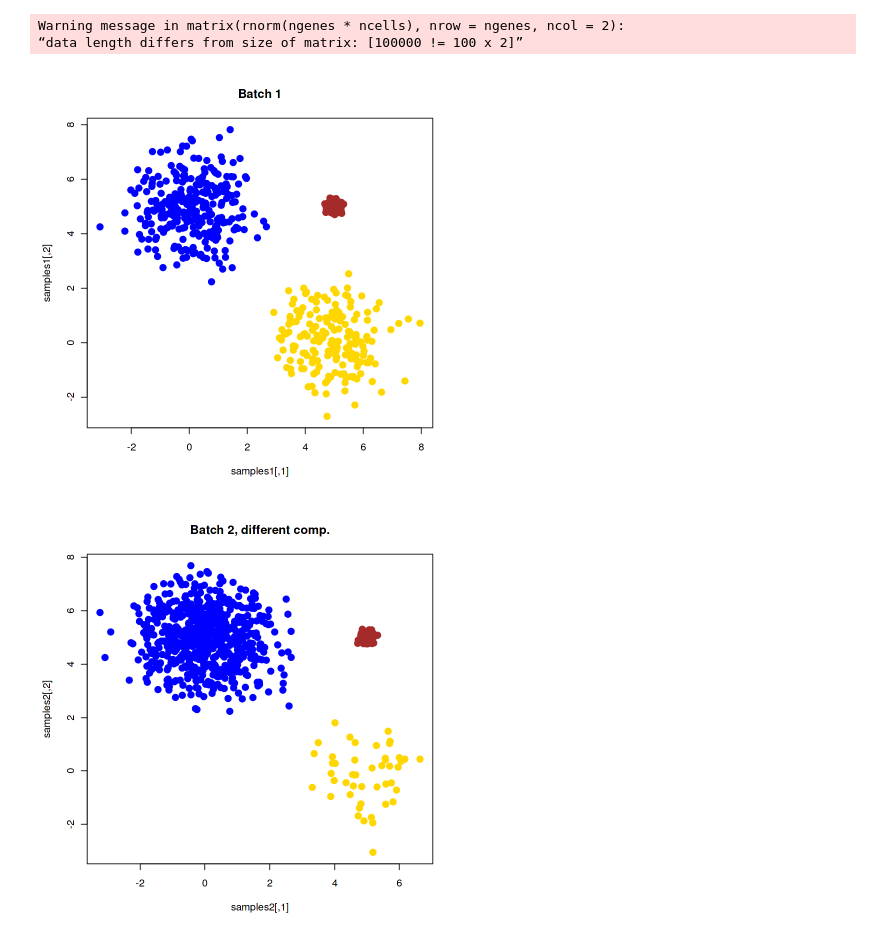
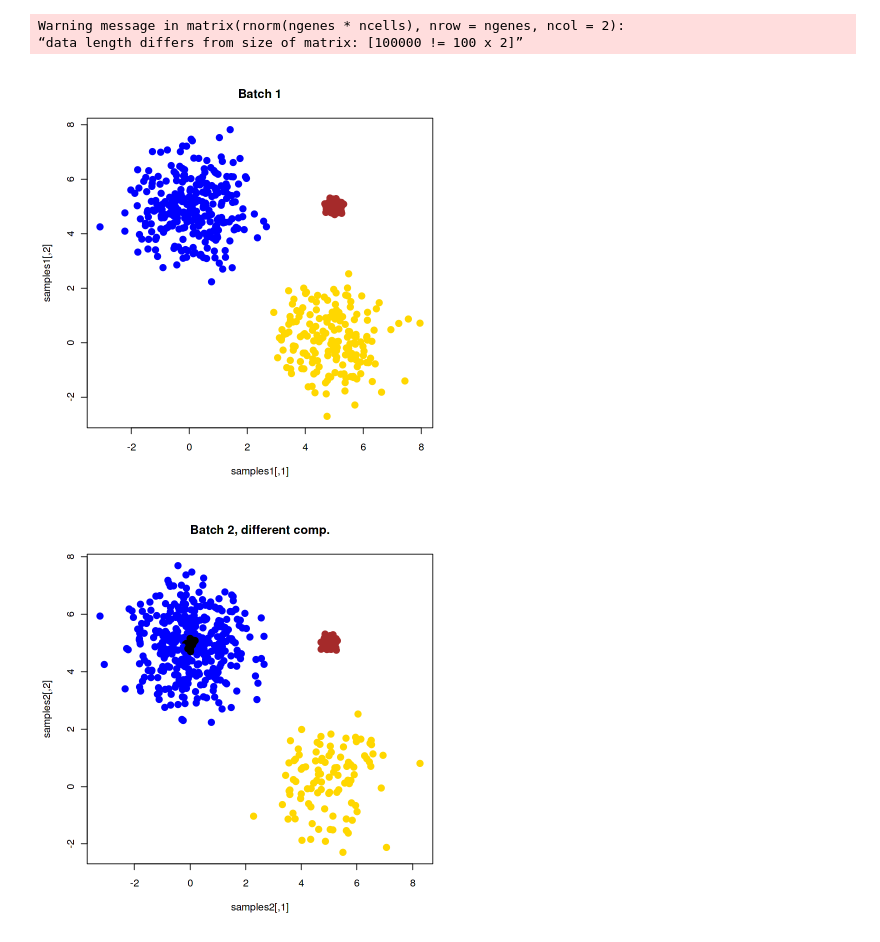
Before and after one commit to marcin119a/ca-pytroch, a Jupyter notebook: RSimData.ipynb, the cells around one changed output. Cells and saved outputs as stored; diff of their text form; code cells hidden in the pictures.

```diff
--- a/RSimData.ipynb
+++ b/RSimData.ipynb
@@ -10,10 +10,10 @@ ncells <- 1000  # Number of cells
 # Cells are distributed according to a bivariate normal in a 2-D biological subspace.
 # Each cell type has a different x/y center and a different SD.
 
-xmus <- c(0,5,5)
-xsds <- c(1,0.1,1)
-ymus <- c(5,5,0)
-ysds <- c(1,0.1,1)
+xmus <- c(0, 5, 5, 0)
+xsds <- c(1, 0.1, 1, 0.1)
+ymus <- c(5, 5, 0, 0)
+ysds <- c(1, 0.1, 1, 0.1)
 
 # Note that the different centers should not lie on the same y=mx line; this represents populations that differ only in library size.
 # Such differences should not be present in normalized data, and will be eliminated by the cosine normalization step.
@@ -22,8 +22,8 @@ ysds <- c(1,0.1,1)
 #####################################
 # Generating data for batch 1, with a given proportion of cells in each component.
 
-prop1 <- c(0.3,0.5,0.2)
-comp1 <- sample(1:3, prob=prop1, size=ncells, replace=TRUE)
+prop1 <- c(0.3, 0.5, 0.2 - 0.000001, 0.000001)
+comp1 <- sample(1:4, prob=prop1, size=ncells, replace=TRUE)
 
 # Sampling locations for cells in each component.
 set.seed(0)
@@ -31,7 +31,7 @@ samples1 <- cbind(rnorm(n=ncells, mean=xmus[comp1],sd=xsds[comp1]),
                   rnorm(n=ncells, mean=ymus[comp1],sd=ysds[comp1]))
 
 # Plot the true cluster locations for batch 1
-ref.cols <- c("blue", "brown", "gold")
+ref.cols <- c("blue", "brown", "gold", 'black')
 clust1 <- ref.cols[comp1]
 plot(samples1, pch=16, cex=1.5, col=clust1, main=paste0("Batch 1"))
 
@@ -53,11 +53,11 @@ for (easy in c(FALSE, TRUE)) {
     if (easy) {
         prop2 <- prop1
     } else {
-        prop2 <- c(0.65,0.3,0.05)
+        prop2 <- c(0.40, 0.40, 0.10, 0.10)
     }
 
     # Setting proportions of each of the three cell types in batch 2.
-    comp2 <- sample(1:3, prob=prop2, size=ncells, replace=TRUE)
+    comp2 <- sample(1:4, prob=prop2, size=ncells, replace=TRUE)
 
     # Sampling locations for cells in each component.
     set.seed(0)
@@ -70,33 +70,33 @@ for (easy in c(FALSE, TRUE)) {
 
     # Random projection, followed by adding batch effects and random noise.
     A2 <- samples2 %*% t(proj)
     A2 <- A2 + matrix(rep(rnorm(ngenes), each=ncells), ncol=ngenes) # gene-specific batch effect (genes are columns)
     A2 <- A2 + rnorm(ngenes*ncells) # noise
     rownames(A2) <- paste0("Cell", seq_len(ncells), "-2")
     colnames(A2) <- paste0("Gene", seq_len(ngenes))
 
     # Assigning batches and colours.
     if (easy) {
         outmat$ii <- A2
         outcol$ii <- clust2
     } else {
         outmat$i <- A2
         outcol$i <- clust2
     }
 }
 
 #####################################
 # Saving data objects for later use.
 
 B1 <- t(A1)
 B2i <- t(outmat$i)
 B2ii <- t(outmat$ii)
 clust2i <- t(outcol$i)
 clust2ii <- t(outcol$ii)
 # %% [output]
 Warning message in matrix(rnorm(ngenes * ncells), nrow = ngenes, ncol = 2):
 “data length differs from size of matrix: [100000 != 100 x 2]”
 [figure]
-[figure, old version]
+[figure, new version]
 [figure]
 # %%
```
Also changed, not shown: parts of 6 cells of this notebook.
